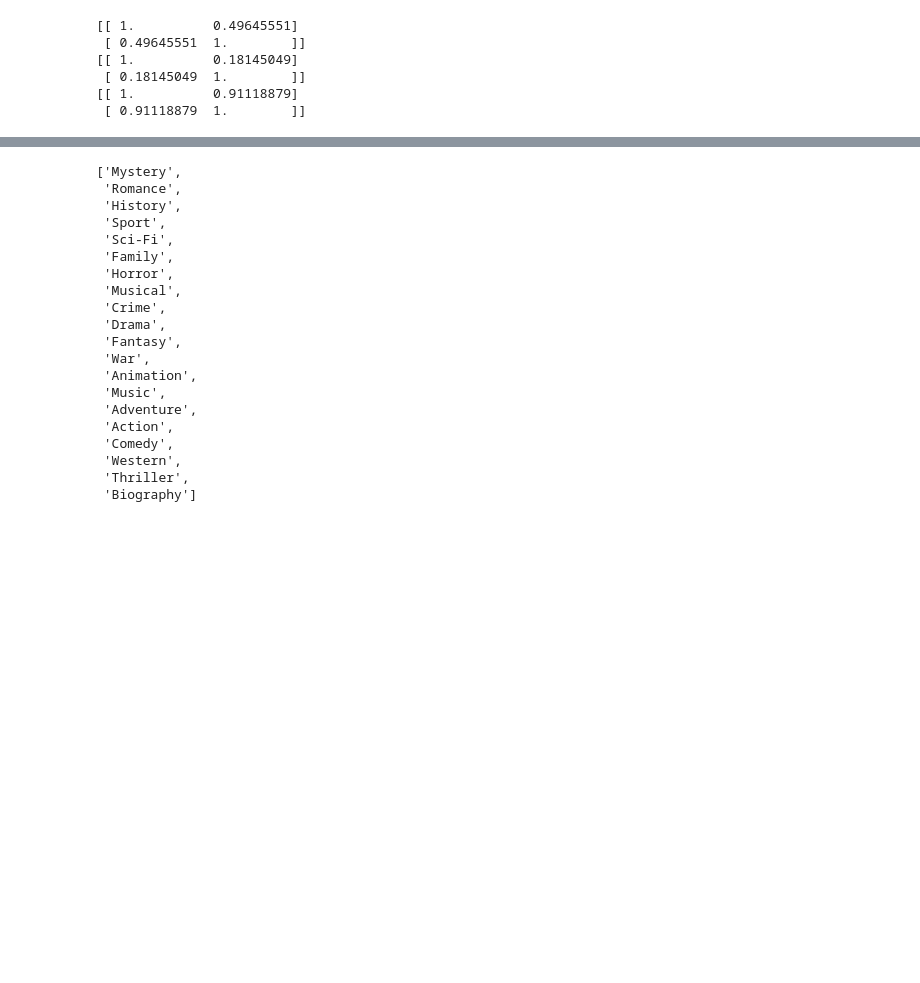
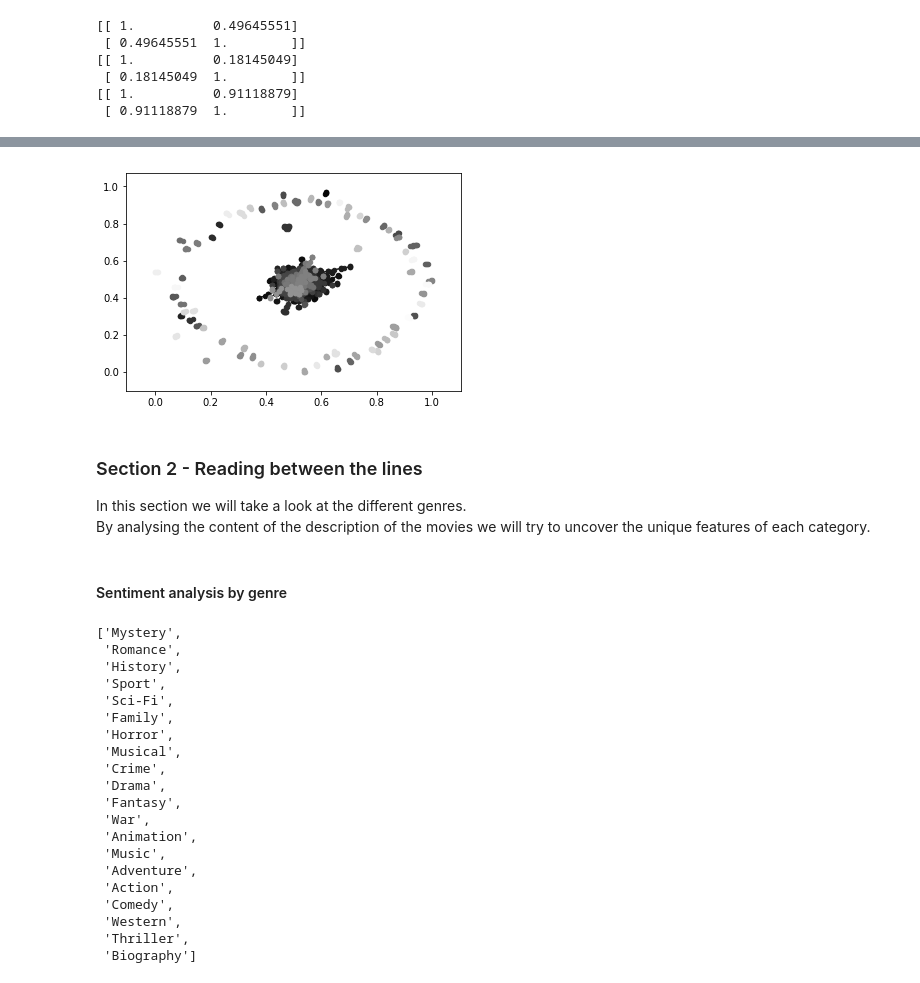
Before and after one commit to kanyikd/kanyikd.github.io, a Jupyter notebook: Project_assignment.ipynb, the cells around one changed output, grey strips where cells are left out. Saved outputs shown, nothing was run; the diff lists cells and outputs as text; code cells hidden in the pictures; blank space fills up the shorter version.

```diff
--- a/Project_assignment.ipynb
+++ b/Project_assignment.ipynb
@@ -608,3 +677,31 @@ print numpy.corrcoef(connectionsOnlyValue,movieNum)
+# %%
+#first compute the best partition
+partition = community.best_partition(G)
+
+#drawing
+size = float(len(set(partition.values())))
+pos = nx.spring_layout(G)
+count = 0.
+for com in set(partition.values()) :
+    count = count + 1.
+    list_nodes = [nodes for nodes in partition.keys()
+                                if partition[nodes] == com]
+    nx.draw_networkx_nodes(G, pos, list_nodes, node_size = 20,
+                                node_color = str(count / size))
+
+
+nx.draw_networkx_edges(G,pos, alpha=0.5)
+plt.show()
+# %% [output]
+[figure, added]
+# %% [markdown]
+<h3>Section 2 - Reading between the lines</h3>
+            <p>
+              In this section we will take a look at the different genres.<br>
+              By analysing the content of the description of the movies we will try to uncover the unique features of each category.
+            </p>
+# %% [markdown]
+<h4>Sentiment analysis by genre</h4>
 # %%
 #import library forsentiment analysis
 import pandas as pd
```
Also changed, not shown: parts of 11 cells of this notebook.
